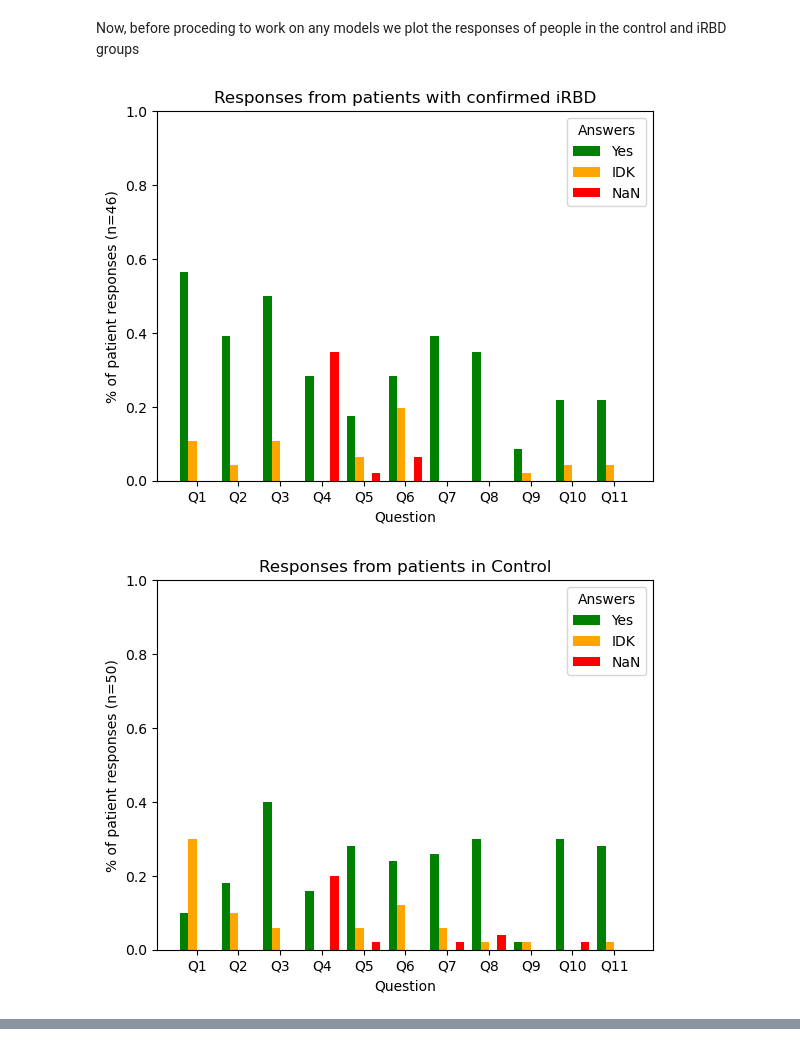
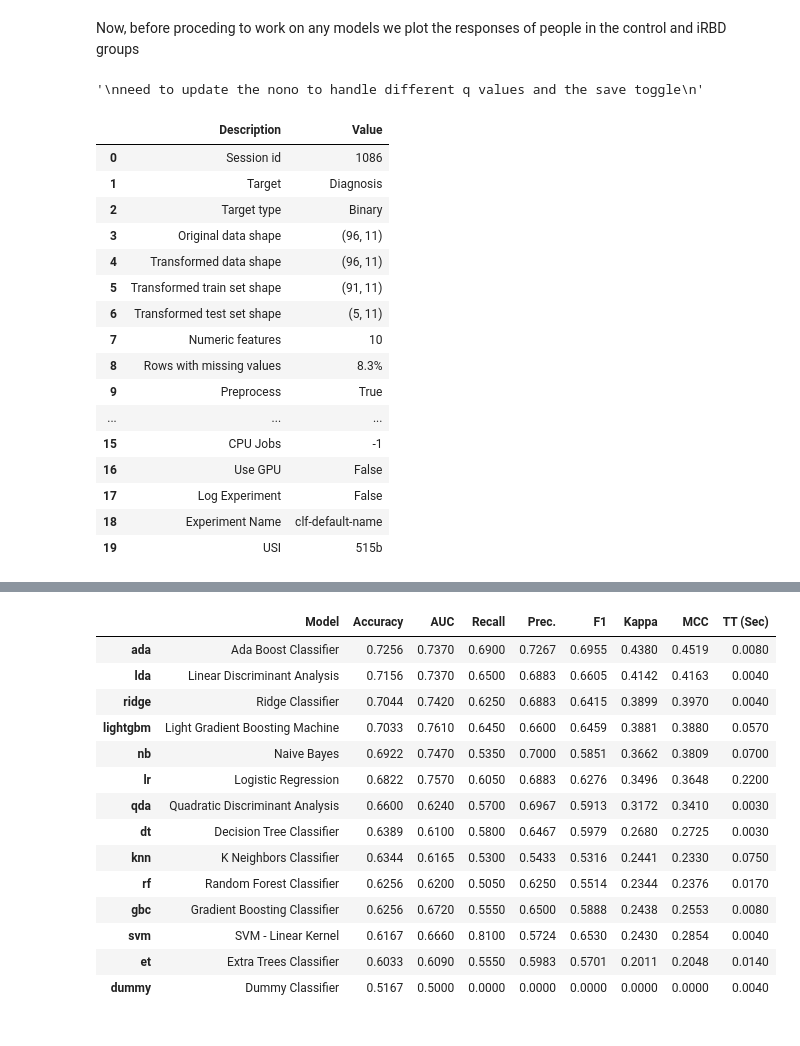
Before and after one commit to andre-metzger/I-RBD, a Jupyter notebook: main_notebook.ipynb, the cells around one changed output, grey strips where cells are left out. Drawn from its saved outputs; the diff is of its cells as text; code cells hidden in the pictures.

```diff
--- a/main_notebook.ipynb
+++ b/main_notebook.ipynb
@@ -43,0 +71,6 @@ for q in Qs:
+# %%
+'''
+pd.set_option('display.max_columns', None)
+pd.set_option('display.max_rows', None)
+df
+'''
@@ -75,8 +120,0 @@ def plot_diagnosis_Qdata(data_frame, dc, plot_title, y_limit, save_n):
-# %%
-plot_diagnosis_Qdata(df, 1, "Responses from patients with confirmed iRBD",1,"p_iRBD_qs_nono.jpg")
-# %% [output]
-[figure, removed]
-# %%
-plot_diagnosis_Qdata(df, 0, "Responses from patients in Control",1,"p_control_qs_nono.jpg")
-# %% [output]
-[figure, removed]
@@ -85,0 +124,29 @@ plot_diagnosis_Qdata(df, 0, "Responses from patients in Control",1,"p_control_qs
+# %%
+'''
+need to update the nono to handle different q values and the save toggle
+'''
+#plot_diagnosis_Qdata_nono(df, 0,  "Responses from control patients","no_No_NoQ4nan_p_control_qs.jpg")
+#plot_diagnosis_Qdata_nono(df, 1,  "Responses from patients with confirmed iRBD","noNO_NoQ4nan_p_iRBD_qs.jpg")
+# %% [output]
+'\nneed to update the nono to handle different q values and the save toggle\n'
+# %%
+pc.setup(data=df, target = 'Diagnosis', train_size=0.95)
+best_models = pc.compare_models()
+# %% [output]
+|  | Description | Value |
+| 0 | Session id | 1086 |
+| 1 | Target | Diagnosis |
+| 2 | Target type | Binary |
+| 3 | Original data shape | (96, 11) |
+| 4 | Transformed data shape | (96, 11) |
+| 5 | Transformed train set shape | (91, 11) |
+| 6 | Transformed test set shape | (5, 11) |
+| 7 | Numeric features | 10 |
+| 8 | Rows with missing values | 8.3% |
+| 9 | Preprocess | True |
+| ... | ... | ... |
+| 15 | CPU Jobs | -1 |
+| 16 | Use GPU | False |
+| 17 | Log Experiment | False |
+| 18 | Experiment Name | clf-default-name |
+| 19 | USI | 515b |
@@ -85,0 +154,15 @@ plot_diagnosis_Qdata(df, 0, "Responses from patients in Control",1,"p_control_qs
+|  | Model | Accuracy | AUC | Recall | Prec. | F1 | Kappa | MCC | TT (Sec) |
+| ada | Ada Boost Classifier | 0.7256 | 0.7370 | 0.6900 | 0.7267 | 0.6955 | 0.4380 | 0.4519 | 0.0080 |
+| lda | Linear Discriminant Analysis | 0.7156 | 0.7370 | 0.6500 | 0.6883 | 0.6605 | 0.4142 | 0.4163 | 0.0040 |
+| ridge | Ridge Classifier | 0.7044 | 0.7420 | 0.6250 | 0.6883 | 0.6415 | 0.3899 | 0.3970 | 0.0040 |
+| lightgbm | Light Gradient Boosting Machine | 0.7033 | 0.7610 | 0.6450 | 0.6600 | 0.6459 | 0.3881 | 0.3880 | 0.0570 |
+| nb | Naive Bayes | 0.6922 | 0.7470 | 0.5350 | 0.7000 | 0.5851 | 0.3662 | 0.3809 | 0.0700 |
+| lr | Logistic Regression | 0.6822 | 0.7570 | 0.6050 | 0.6883 | 0.6276 | 0.3496 | 0.3648 | 0.2200 |
+| qda | Quadratic Discriminant Analysis | 0.6600 | 0.6240 | 0.5700 | 0.6967 | 0.5913 | 0.3172 | 0.3410 | 0.0030 |
+| dt | Decision Tree Classifier | 0.6389 | 0.6100 | 0.5800 | 0.6467 | 0.5979 | 0.2680 | 0.2725 | 0.0030 |
+| knn | K Neighbors Classifier | 0.6344 | 0.6165 | 0.5300 | 0.5433 | 0.5316 | 0.2441 | 0.2330 | 0.0750 |
+| rf | Random Forest Classifier | 0.6256 | 0.6200 | 0.5050 | 0.6250 | 0.5514 | 0.2344 | 0.2376 | 0.0170 |
+| gbc | Gradient Boosting Classifier | 0.6256 | 0.6720 | 0.5550 | 0.6500 | 0.5888 | 0.2438 | 0.2553 | 0.0080 |
+| svm | SVM - Linear Kernel | 0.6167 | 0.6660 | 0.8100 | 0.5724 | 0.6530 | 0.2430 | 0.2854 | 0.0040 |
+| et | Extra Trees Classifier | 0.6033 | 0.6090 | 0.5550 | 0.5983 | 0.5701 | 0.2011 | 0.2048 | 0.0140 |
+| dummy | Dummy Classifier | 0.5167 | 0.5000 | 0.0000 | 0.0000 | 0.0000 | 0.0000 | 0.0000 | 0.0040 |
```
Also changed, not shown: parts of 13 cells of this notebook, 18 other files.
